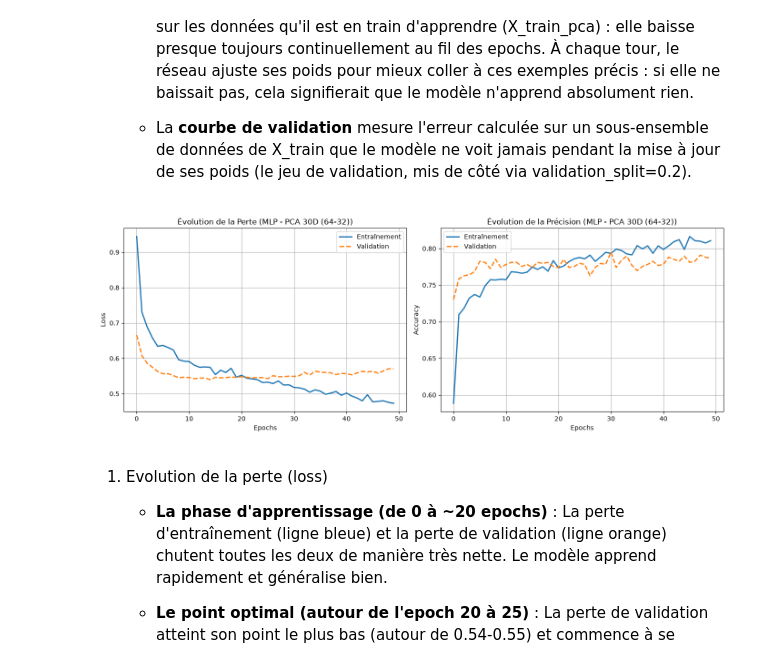
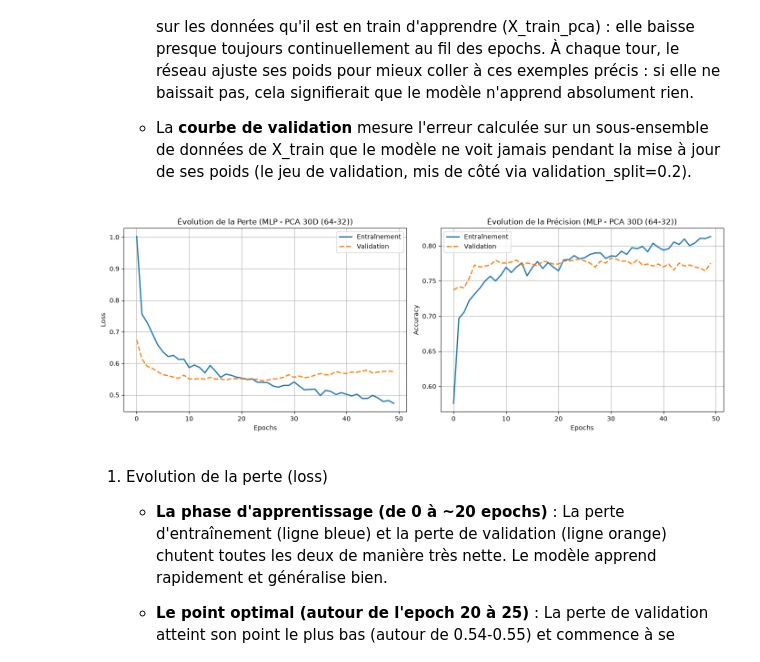
Before and after one commit to philippelaurens/ann-playground, a Jupyter notebook: notebooks/training_mlp_keras.ipynb, the cells around one changed output. Saved outputs shown, nothing was run; the diff lists cells and outputs as text; code cells hidden in the pictures.

Commit message:
update training

```diff
--- a/notebooks/training_mlp_keras.ipynb
+++ b/notebooks/training_mlp_keras.ipynb
@@ -463,11 +537,39 @@ def plot_learning_curves(history, model_name="MLP"):
 
     plt.tight_layout()
     plt.show()
+
+def plot_learning_curves_from_csv(history, model_name="MLP"):
+    fig, (ax1, ax2) = plt.subplots(1, 2, figsize=(14, 5))
+
+    # 1. Courbe de la fonction de perte (Loss)
+    ax1.plot(history['loss'], label='Entraînement', linewidth=2)
+    ax1.plot(history['val_loss'], label='Validation', linewidth=2, linestyle='--')
+    ax1.set_title(f'Évolution de la Perte ({model_name})')
+    ax1.set_xlabel('Epochs')
+    ax1.set_ylabel('Loss')
+    ax1.legend()
+    ax1.grid(True)
+
+    # 2. Courbe de la précision (Accuracy)
+    ax2.plot(history['accuracy'], label='Entraînement', linewidth=2)
+    ax2.plot(history['val_accuracy'], label='Validation', linewidth=2, linestyle='--')
+    ax2.set_title(f'Évolution de la Précision ({model_name})')
+    ax2.set_xlabel('Epochs')
+    ax2.set_ylabel('Accuracy')
+    ax2.legend()
+    ax2.grid(True)
+
+    plt.tight_layout()
+    plt.show()
 # %%
+# Charger l'historique sauvegardé sur le disque
+log_path = here("models/logs/training_log_model_pca.csv")
+history_pca = pd.read_csv(log_path)
+
 # Appel de la fonction pour ton modèle PCA actuel
-plot_learning_curves(history_pca, model_name="MLP - PCA 30D (64-32)")
+plot_learning_curves_from_csv(history_pca, model_name="MLP - PCA 30D (64-32)")
 # %% [output]
-[figure, old version]
+[figure, new version]
 # %% [markdown]
 1. Evolution de la perte (loss)
 
```
Also changed, not shown: parts of 40 cells of this notebook, 11 other files.
